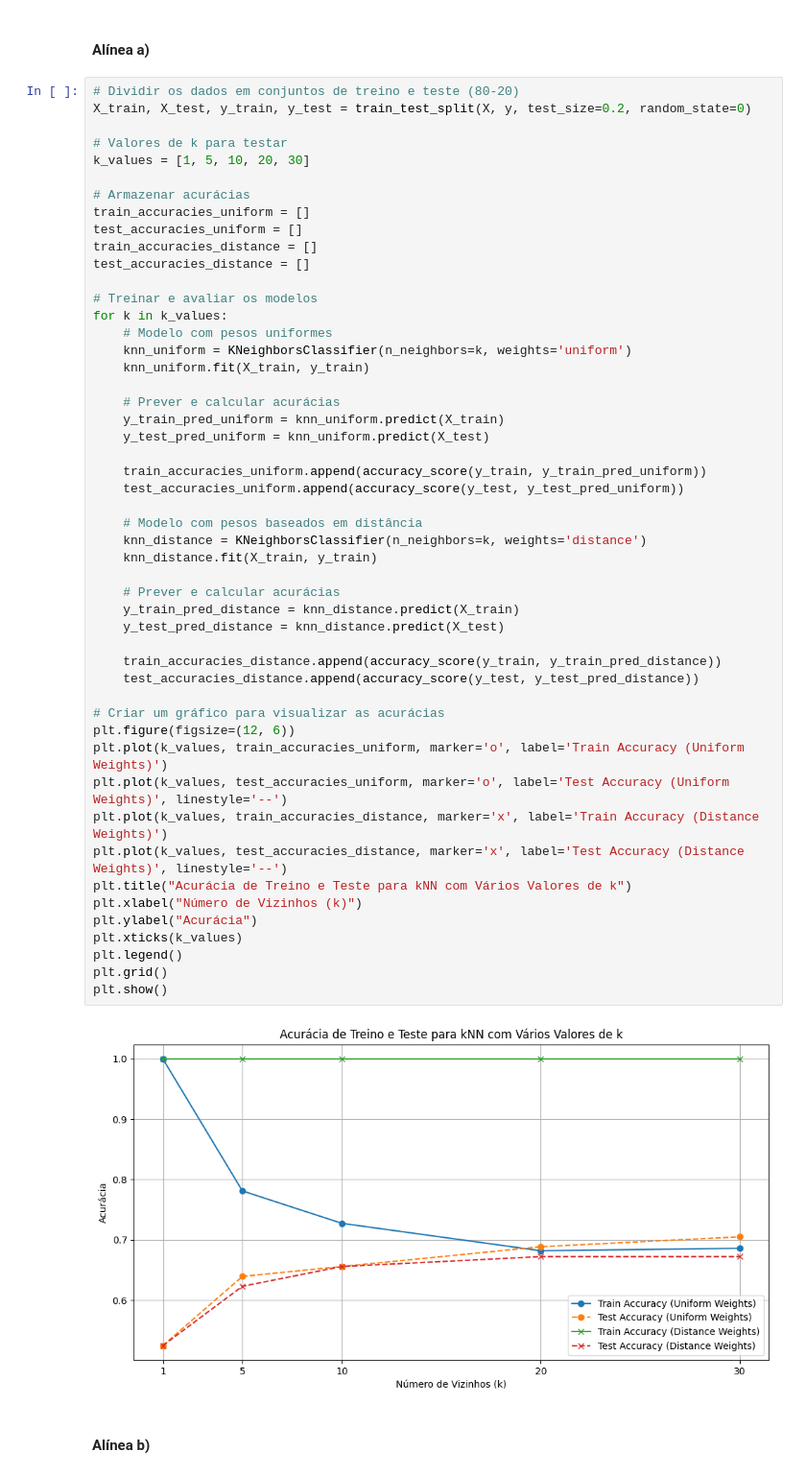
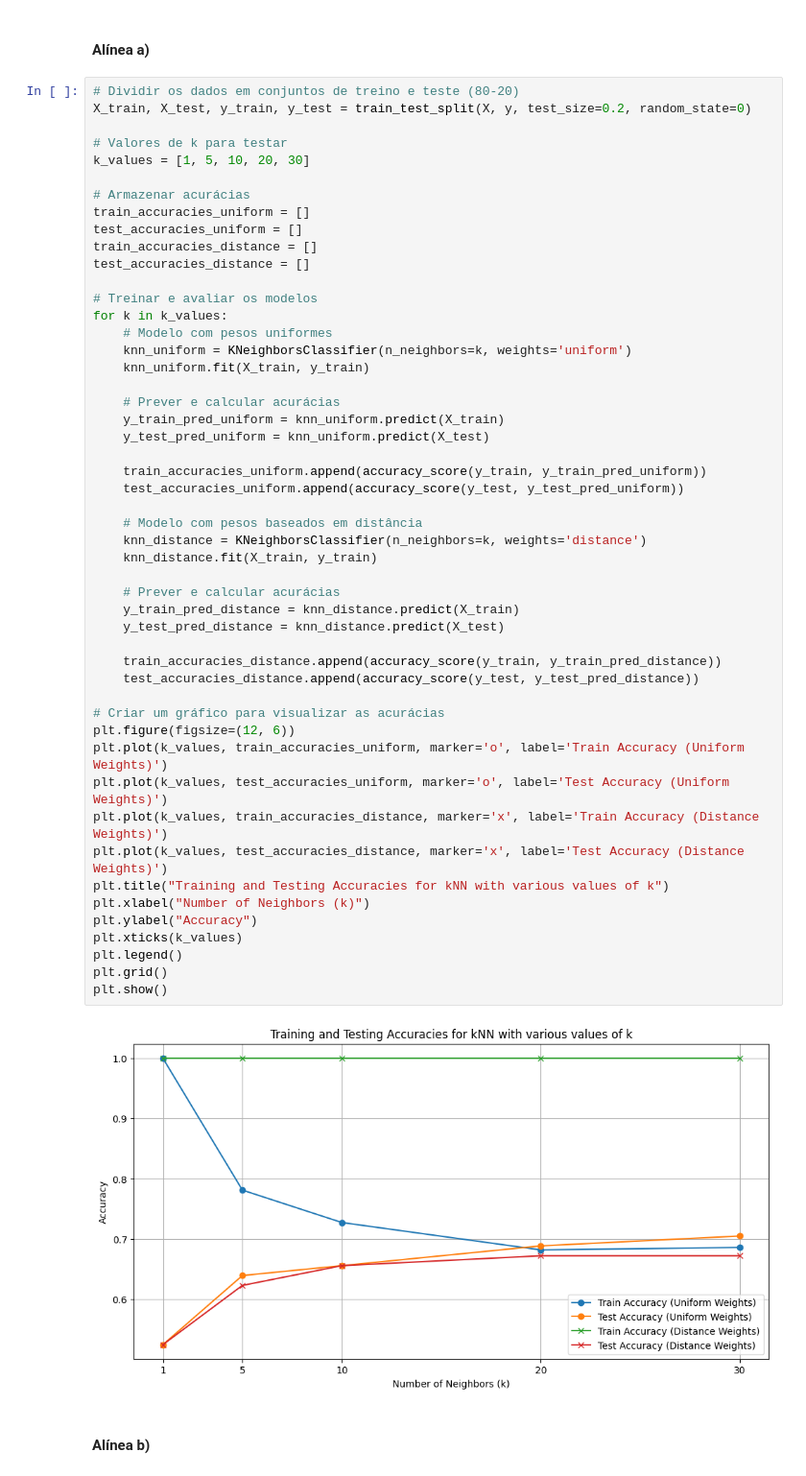
Before and after one commit to franciscolh04/Projetos-Apre, a Jupyter notebook: HW2/G060_notebook.ipynb, the cells around one changed output. Shown at 96% size. Saved outputs shown, nothing was run; the diff lists cells and outputs as text.

```diff
--- a/HW2/G060_notebook.ipynb
+++ b/HW2/G060_notebook.ipynb
@@ -151,38 +145,38 @@ for k in k_values:
     knn_uniform = KNeighborsClassifier(n_neighbors=k, weights='uniform')
     knn_uniform.fit(X_train, y_train)
 
     # Prever e calcular acurácias
     y_train_pred_uniform = knn_uniform.predict(X_train)
     y_test_pred_uniform = knn_uniform.predict(X_test)
 
     train_accuracies_uniform.append(accuracy_score(y_train, y_train_pred_uniform))
     test_accuracies_uniform.append(accuracy_score(y_test, y_test_pred_uniform))
 
     # Modelo com pesos baseados em distância
     knn_distance = KNeighborsClassifier(n_neighbors=k, weights='distance')
     knn_distance.fit(X_train, y_train)
 
     # Prever e calcular acurácias
     y_train_pred_distance = knn_distance.predict(X_train)
     y_test_pred_distance = knn_distance.predict(X_test)
 
     train_accuracies_distance.append(accuracy_score(y_train, y_train_pred_distance))
     test_accuracies_distance.append(accuracy_score(y_test, y_test_pred_distance))
 
 # Criar um gráfico para visualizar as acurácias
 plt.figure(figsize=(12, 6))
 plt.plot(k_values, train_accuracies_uniform, marker='o', label='Train Accuracy (Uniform Weights)')
-plt.plot(k_values, test_accuracies_uniform, marker='o', label='Test Accuracy (Uniform Weights)', linestyle='--')
+plt.plot(k_values, test_accuracies_uniform, marker='o', label='Test Accuracy (Uniform Weights)')
 plt.plot(k_values, train_accuracies_distance, marker='x', label='Train Accuracy (Distance Weights)')
-plt.plot(k_values, test_accuracies_distance, marker='x', label='Test Accuracy (Distance Weights)', linestyle='--')
-plt.title("Acurácia de Treino e Teste para kNN com Vários Valores de k")
-plt.xlabel("Número de Vizinhos (k)")
-plt.ylabel("Acurácia")
+plt.plot(k_values, test_accuracies_distance, marker='x', label='Test Accuracy (Distance Weights)')
+plt.title("Training and Testing Accuracies for kNN with various values of k")
+plt.xlabel("Number of Neighbors (k)")
+plt.ylabel("Accuracy")
 plt.xticks(k_values)
 plt.legend()
 plt.grid()
 plt.show()
 # %% [output]
-[figure, old version]
+[figure, new version]
 # %% [markdown]
 #### Alínea b)
```
Also changed, not shown: parts of 9 cells of this notebook, 2 other files.
